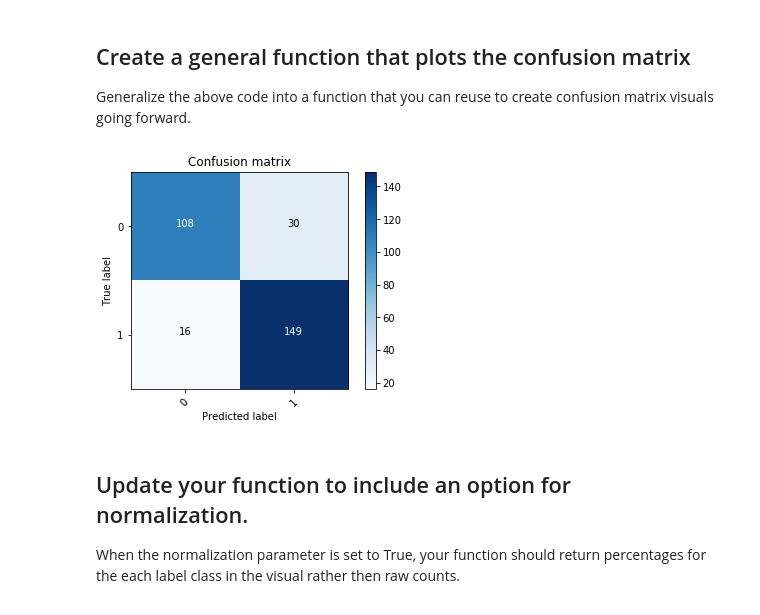
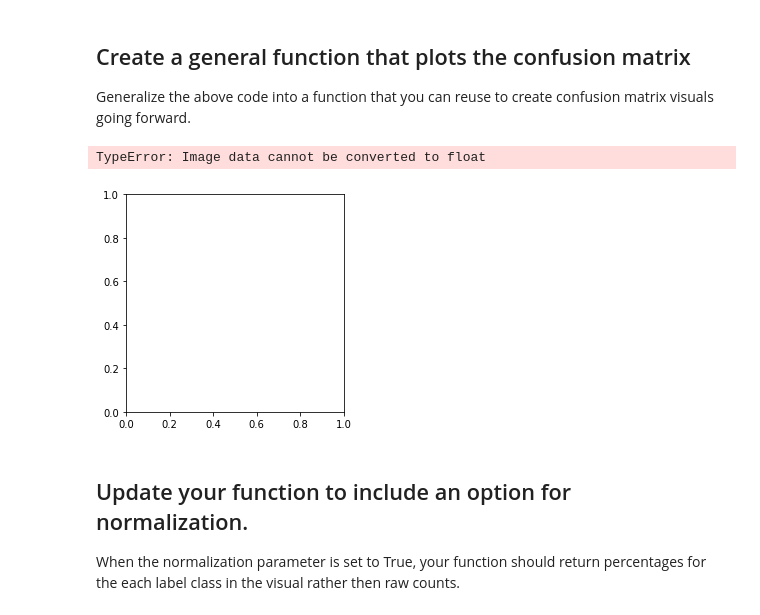
Before and after one commit to ortsed/dsc-visualizing-confusion-matrices-lab-dc-ds-career-042219, a Jupyter notebook: index.ipynb, the cells around one changed output. Cells and saved outputs as stored; diff of their text form; code cells hidden in the pictures.

```diff
--- a/index.ipynb
+++ b/index.ipynb
@@ -191,7 +191,7 @@ def plot_confusion_matrix(cm, classes,
     import matplotlib.pyplot as plt
     %matplotlib inline
 
-    cnf_matrix = [val[1] for val in cm.values()]
+    cnf_matrix = [val for val in cm.values()]
     cnf_matrix = [cnf_matrix[0:1], cnf_matrix[2:]]
 
 
@@ -219,9 +219,10 @@ def plot_confusion_matrix(cm, classes,
     #Add a Side Bar Legend Showing Colors
     plt.colorbar()
 # %%
-plot_confusion_matrix(confusion_matrix(y, y_hat), set(y))
+plot_confusion_matrix(conf_matrix(y, y_hat), set(y))
 # %% [output]
+TypeError: Image data cannot be converted to float
-[figure, old version]
+[figure, new version]
 # %% [markdown]
 ## Update your function to include an option for normalization.
 When the normalization parameter is set to True, your function should return percentages for the each label class in the visual rather then raw counts.
```
